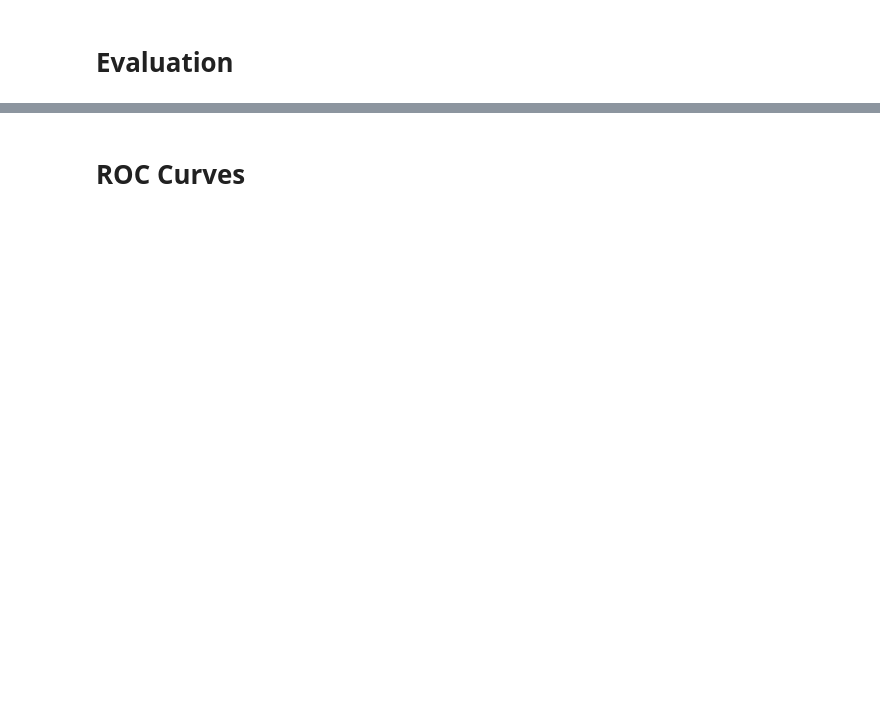
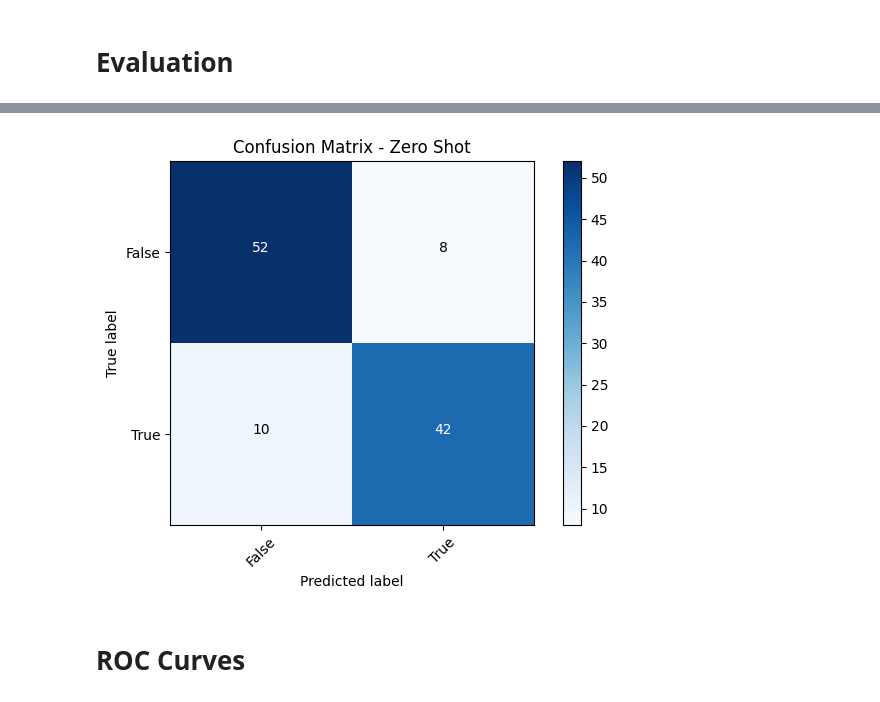
Before and after one commit to Dacian22/Medicar, a Jupyter notebook: Playground_LLM/EvaluationDataset.ipynb, the cells around one changed output, grey strips where cells are left out. Cells and saved outputs as stored; diff of their text form; code cells hidden in the pictures; blank space fills up the shorter version.

```diff
--- a/Playground_LLM/EvaluationDataset.ipynb
+++ b/Playground_LLM/EvaluationDataset.ipynb
@@ -49,3 +94,9 @@ The f1_score of the FewShotOutput is:  0.8458
+# %%
+cnf_matrix_zs = confusion_matrix(df_zs['edgeUsable'], df_zs['ZeroShotOutput'])
+np.set_printoptions(precision=2)
+plot_confusion_matrix(cnf_matrix_zs, classes=['False', 'True'], title='Confusion Matrix - Zero Shot')
+# %% [output]
+[figure, added]
 # %% [markdown]
 # ROC Curves
 # %%
```
Also changed, not shown: parts of 6 cells of this notebook, 3 other files.
